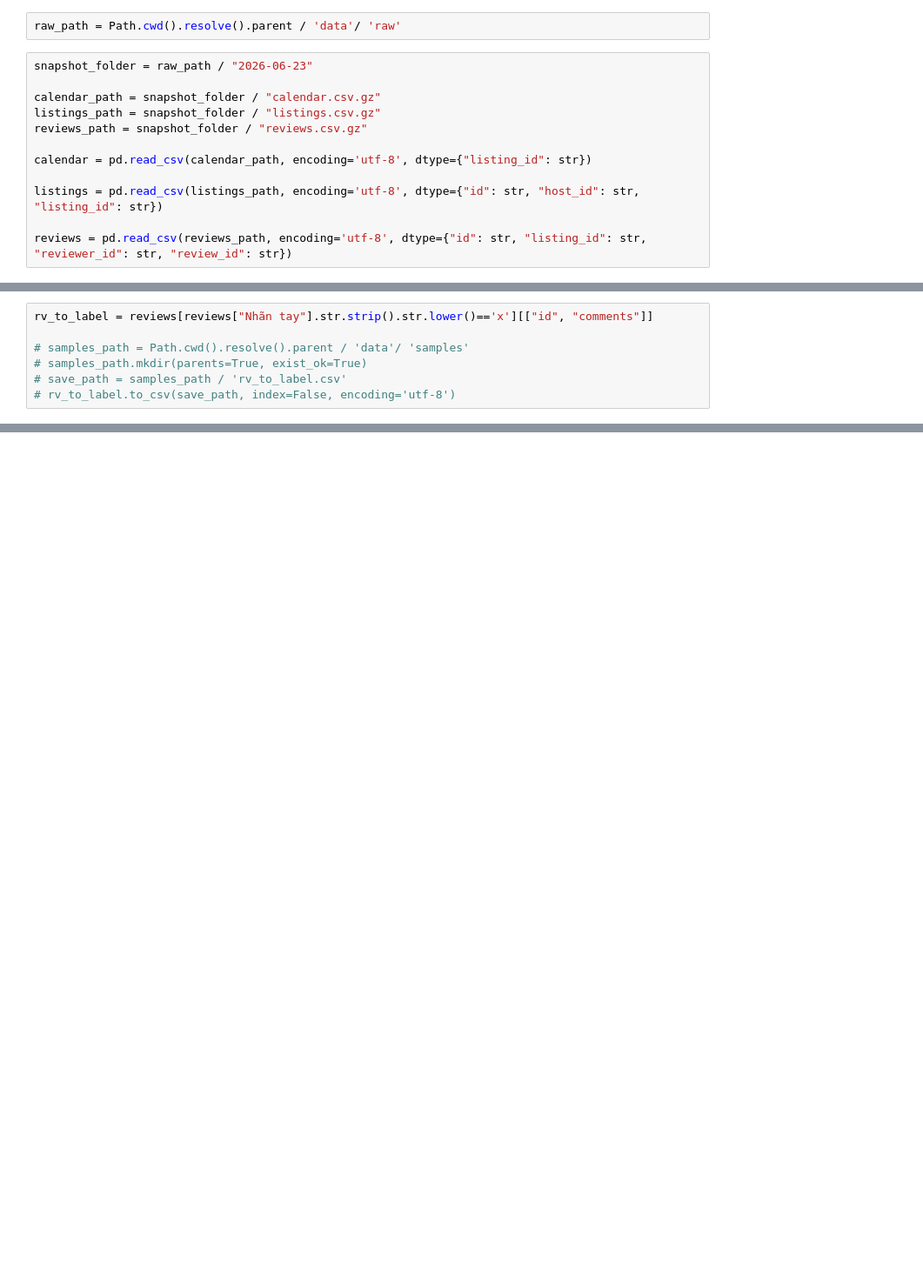
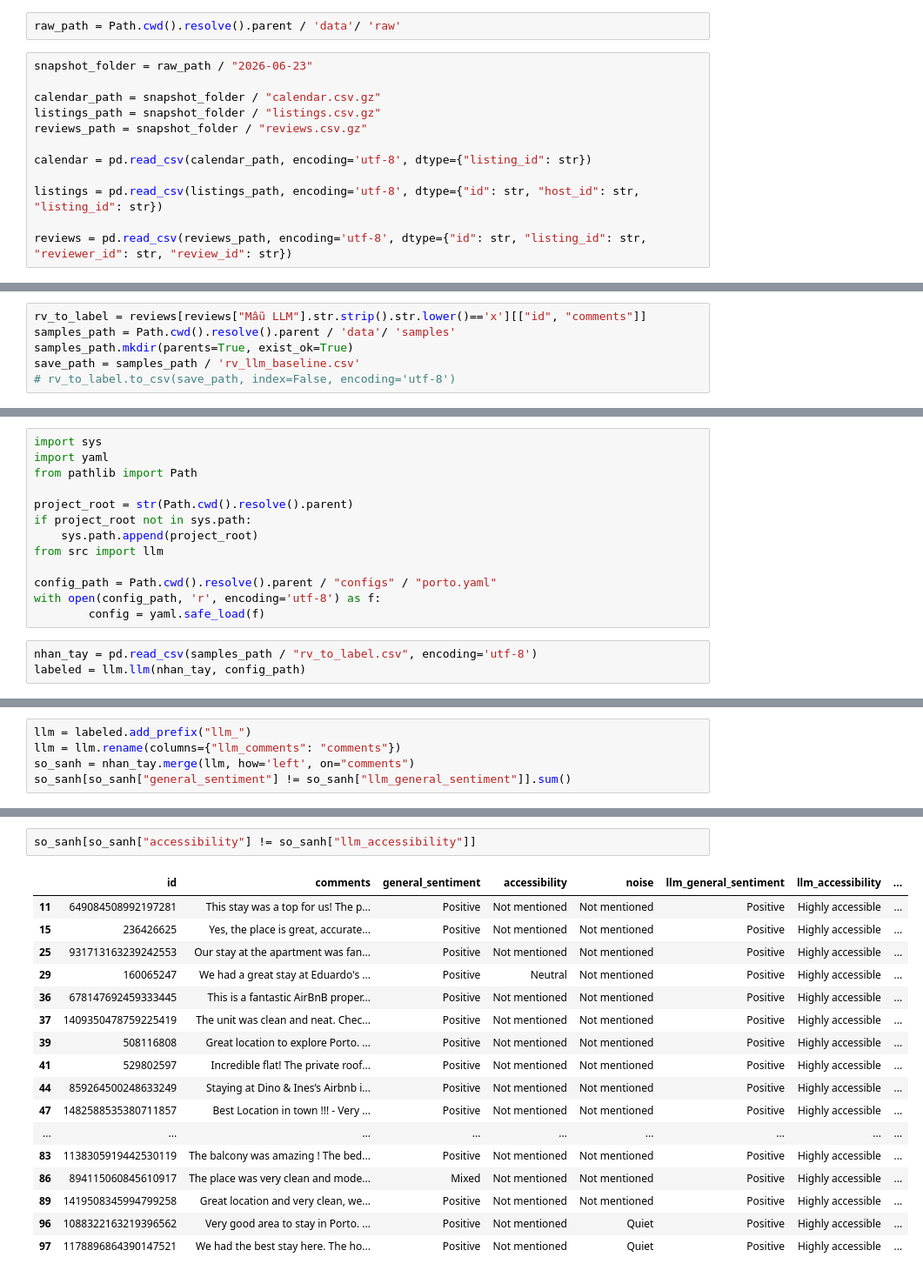
Before and after one commit to 25022850-art/2627-LTXLDL-Airbnb-Nhom6, a Jupyter notebook: notebooks/explore.ipynb, the cells around one changed output, grey strips where cells are left out. Shown at 87% size. Cells and saved outputs as stored; diff of their text form; blank space fills up the shorter version.

```diff
--- a/notebooks/explore.ipynb
+++ b/notebooks/explore.ipynb
@@ -36,7 +42,6 @@ print(reviews["Nhãn tay"].notna().sum())
 # %%
-rv_to_label = reviews[reviews["Nhãn tay"].str.strip().str.lower()=='x'][["id", "comments"]]
-
-# samples_path = Path.cwd().resolve().parent / 'data'/ 'samples'
-# samples_path.mkdir(parents=True, exist_ok=True)
-# save_path = samples_path / 'rv_to_label.csv'
+rv_to_label = reviews[reviews["Mẫu LLM"].str.strip().str.lower()=='x'][["id", "comments"]]
+samples_path = Path.cwd().resolve().parent / 'data'/ 'samples'
+samples_path.mkdir(parents=True, exist_ok=True)
+save_path = samples_path / 'rv_llm_baseline.csv'
 # rv_to_label.to_csv(save_path, index=False, encoding='utf-8')
@@ -42,0 +102,16 @@ rv_to_label = reviews[reviews["Nhãn tay"].str.strip().str.lower()=='x'][["id",
+# %%
+import sys
+import yaml
+from pathlib import Path
+
+project_root = str(Path.cwd().resolve().parent)
+if project_root not in sys.path:
+    sys.path.append(project_root)
+from src import llm
+
+config_path = Path.cwd().resolve().parent / "configs" / "porto.yaml"
+with open(config_path, 'r', encoding='utf-8') as f:
+        config = yaml.safe_load(f)
+# %%
+nhan_tay = pd.read_csv(samples_path / "rv_to_label.csv", encoding='utf-8')
+labeled = llm.llm(nhan_tay, config_path)
@@ -42,0 +136,5 @@ rv_to_label = reviews[reviews["Nhãn tay"].str.strip().str.lower()=='x'][["id",
+# %%
+llm = labeled.add_prefix("llm_")
+llm = llm.rename(columns={"llm_comments": "comments"})
+so_sanh = nhan_tay.merge(llm, how='left', on="comments")
+so_sanh[so_sanh["general_sentiment"] != so_sanh["llm_general_sentiment"]].sum()
@@ -42,0 +151,20 @@ rv_to_label = reviews[reviews["Nhãn tay"].str.strip().str.lower()=='x'][["id",
+# %%
+so_sanh[so_sanh["accessibility"] != so_sanh["llm_accessibility"]]
+# %% [output]
+|  | id | comments | general_sentiment | accessibility | noise | llm_general_sentiment | llm_accessibility | ... |
+| 11 | 649084508992197281 | This stay was a top for us! The p... | Positive | Not mentioned | Not mentioned | Positive | Highly accessible | ... |
+| 15 | 236426625 | Yes, the place is great, accurate... | Positive | Not mentioned | Not mentioned | Positive | Highly accessible | ... |
+| 25 | 931713163239242553 | Our stay at the apartment was fan... | Positive | Not mentioned | Not mentioned | Positive | Highly accessible | ... |
+| 29 | 160065247 | We had a great stay at Eduardo's ... | Positive | Neutral | Not mentioned | Positive | Highly accessible | ... |
+| 36 | 678147692459333445 | This is a fantastic AirBnB proper... | Positive | Not mentioned | Not mentioned | Positive | Highly accessible | ... |
+| 37 | 1409350478759225419 | The unit was clean and neat. Chec... | Positive | Not mentioned | Not mentioned | Positive | Highly accessible | ... |
+| 39 | 508116808 | Great location to explore Porto. ... | Positive | Not mentioned | Not mentioned | Positive | Highly accessible | ... |
+| 41 | 529802597 | Incredible flat! The private roof... | Positive | Not mentioned | Not mentioned | Positive | Highly accessible | ... |
+| 44 | 859264500248633249 | Staying at Dino & Ines’s Airbnb i... | Positive | Not mentioned | Not mentioned | Positive | Highly accessible | ... |
+| 47 | 1482588535380711857 | Best Location in town !!! - Very ... | Positive | Not mentioned | Not mentioned | Positive | Highly accessible | ... |
+| ... | ... | ... | ... | ... | ... | ... | ... | ... |
+| 83 | 1138305919442530119 | The balcony was amazing ! The bed... | Positive | Not mentioned | Not mentioned | Positive | Highly accessible | ... |
+| 86 | 894115060845610917 | The place was very clean and mode... | Mixed | Not mentioned | Not mentioned | Positive | Highly accessible | ... |
+| 89 | 1419508345994799258 | Great location and very clean, we... | Positive | Not mentioned | Not mentioned | Positive | Highly accessible | ... |
+| 96 | 1088322163219396562 | Very good area to stay in Porto. ... | Positive | Not mentioned | Quiet | Positive | Highly accessible | ... |
+| 97 | 1178896864390147521 | We had the best stay here. The ho... | Positive | Not mentioned | Quiet | Positive | Highly accessible | ... |
```
Also changed, not shown: parts of 13 cells of this notebook.
